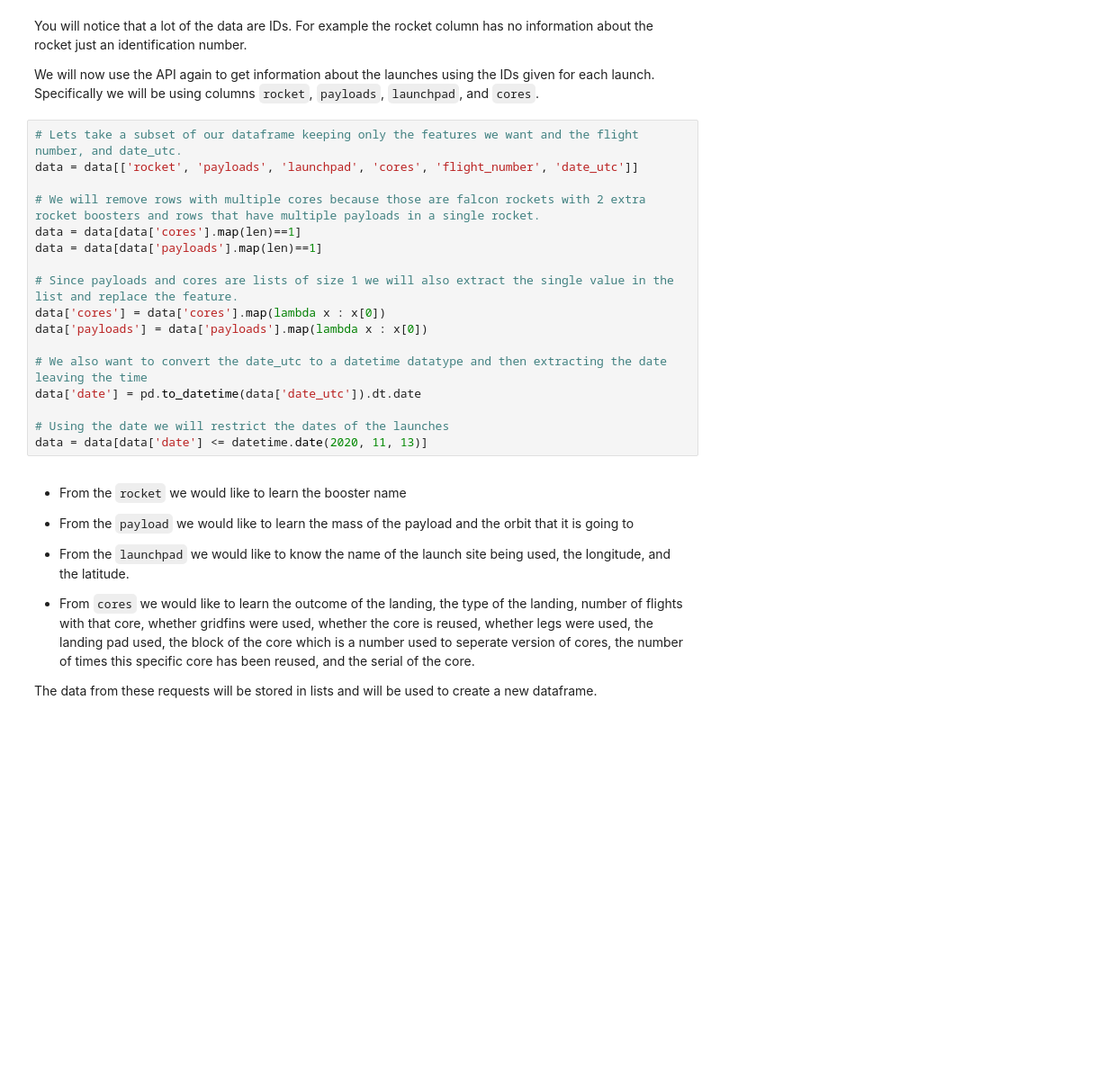
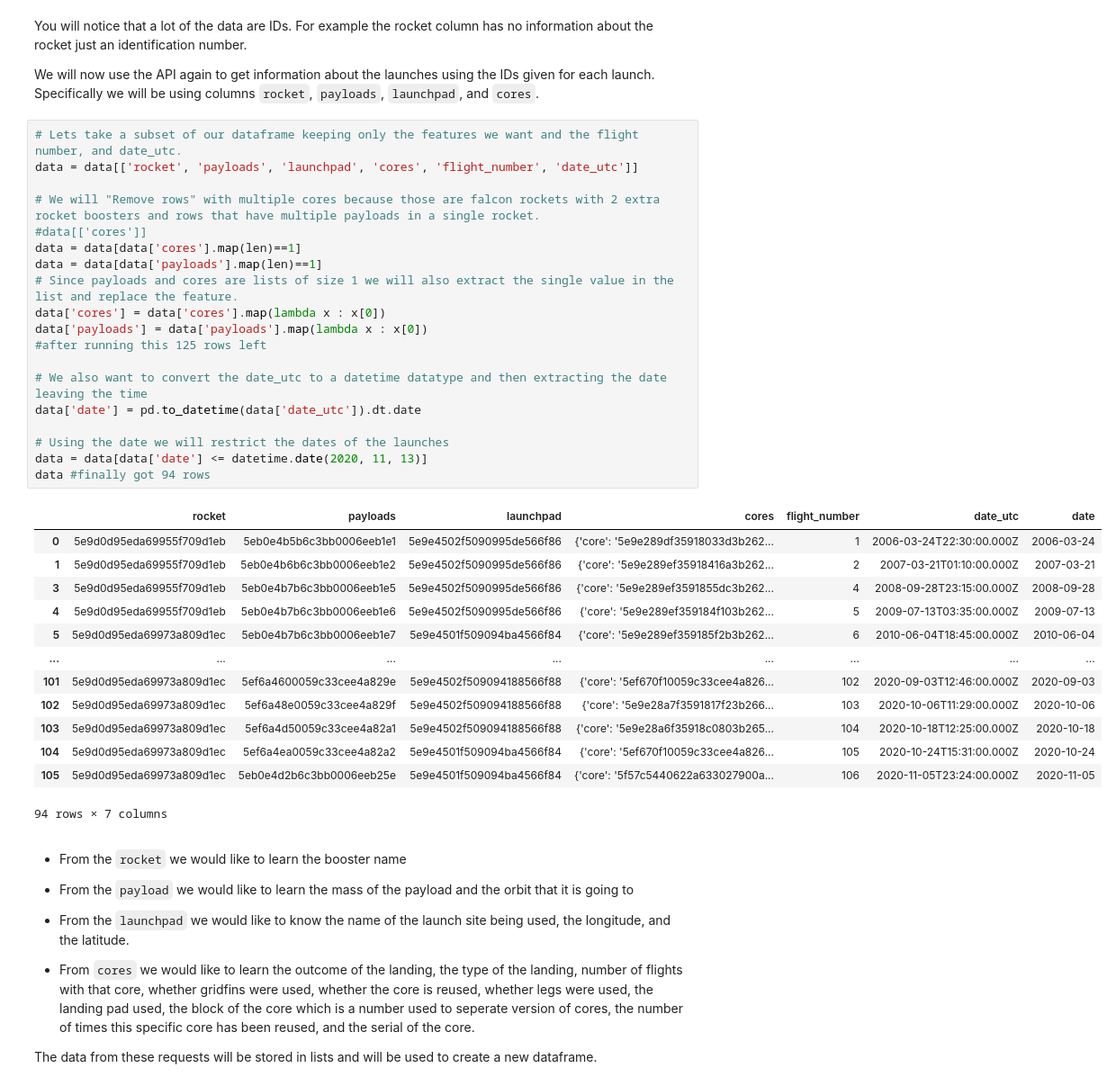
Before and after one commit to zakia16/IBM-DataScience-Capstone, a Jupyter notebook: Data Collection API.ipynb, the cells around one changed output. Shown: that part at 90% size. Drawn from its saved outputs; the diff is of its cells as text; blank space fills up the shorter version.

```diff
--- a/Data Collection API.ipynb
+++ b/Data Collection API.ipynb
@@ -132,20 +158,36 @@ We will now use the API again to get information about the launches using the ID
 # %%
 # Lets take a subset of our dataframe keeping only the features we want and the flight number, and date_utc.
 data = data[['rocket', 'payloads', 'launchpad', 'cores', 'flight_number', 'date_utc']]
 
-# We will remove rows with multiple cores because those are falcon rockets with 2 extra rocket boosters and rows that have multiple payloads in a single rocket.
+# We will "Remove rows" with multiple cores because those are falcon rockets with 2 extra rocket boosters and rows that have multiple payloads in a single rocket.
+#data[['cores']]
 data = data[data['cores'].map(len)==1]
 data = data[data['payloads'].map(len)==1]
-
 # Since payloads and cores are lists of size 1 we will also extract the single value in the list and replace the feature.
 data['cores'] = data['cores'].map(lambda x : x[0])
 data['payloads'] = data['payloads'].map(lambda x : x[0])
+#after running this 125 rows left
 
 # We also want to convert the date_utc to a datetime datatype and then extracting the date leaving the time
 data['date'] = pd.to_datetime(data['date_utc']).dt.date
 
 # Using the date we will restrict the dates of the launches
 data = data[data['date'] <= datetime.date(2020, 11, 13)]
+data #finally got 94 rows
+# %% [output]
+|  | rocket | payloads | launchpad | cores | flight_number | date_utc | date |
+| 0 | 5e9d0d95eda69955f709d1eb | 5eb0e4b5b6c3bb0006eeb1e1 | 5e9e4502f5090995de566f86 | {'core': '5e9e289df35918033d3b262... | 1 | 2006-03-24T22:30:00.000Z | 2006-03-24 |
+| 1 | 5e9d0d95eda69955f709d1eb | 5eb0e4b6b6c3bb0006eeb1e2 | 5e9e4502f5090995de566f86 | {'core': '5e9e289ef35918416a3b262... | 2 | 2007-03-21T01:10:00.000Z | 2007-03-21 |
+| 3 | 5e9d0d95eda69955f709d1eb | 5eb0e4b7b6c3bb0006eeb1e5 | 5e9e4502f5090995de566f86 | {'core': '5e9e289ef3591855dc3b262... | 4 | 2008-09-28T23:15:00.000Z | 2008-09-28 |
+| 4 | 5e9d0d95eda69955f709d1eb | 5eb0e4b7b6c3bb0006eeb1e6 | 5e9e4502f5090995de566f86 | {'core': '5e9e289ef359184f103b262... | 5 | 2009-07-13T03:35:00.000Z | 2009-07-13 |
+| 5 | 5e9d0d95eda69973a809d1ec | 5eb0e4b7b6c3bb0006eeb1e7 | 5e9e4501f509094ba4566f84 | {'core': '5e9e289ef359185f2b3b262... | 6 | 2010-06-04T18:45:00.000Z | 2010-06-04 |
+| ... | ... | ... | ... | ... | ... | ... | ... |
+| 101 | 5e9d0d95eda69973a809d1ec | 5ef6a4600059c33cee4a829e | 5e9e4502f509094188566f88 | {'core': '5ef670f10059c33cee4a826... | 102 | 2020-09-03T12:46:00.000Z | 2020-09-03 |
+| 102 | 5e9d0d95eda69973a809d1ec | 5ef6a48e0059c33cee4a829f | 5e9e4502f509094188566f88 | {'core': '5e9e28a7f3591817f23b266... | 103 | 2020-10-06T11:29:00.000Z | 2020-10-06 |
+| 103 | 5e9d0d95eda69973a809d1ec | 5ef6a4d50059c33cee4a82a1 | 5e9e4502f509094188566f88 | {'core': '5e9e28a6f35918c0803b265... | 104 | 2020-10-18T12:25:00.000Z | 2020-10-18 |
+| 104 | 5e9d0d95eda69973a809d1ec | 5ef6a4ea0059c33cee4a82a2 | 5e9e4501f509094ba4566f84 | {'core': '5ef670f10059c33cee4a826... | 105 | 2020-10-24T15:31:00.000Z | 2020-10-24 |
+| 105 | 5e9d0d95eda69973a809d1ec | 5eb0e4d2b6c3bb0006eeb25e | 5e9e4501f509094ba4566f84 | {'core': '5f57c5440622a633027900a... | 106 | 2020-11-05T23:24:00.000Z | 2020-11-05 |
+94 rows × 7 columns
 # %% [markdown]
 *   From the <code>rocket</code> we would like to learn the booster name
 
```
Also changed, not shown: parts of 16 cells of this notebook.
